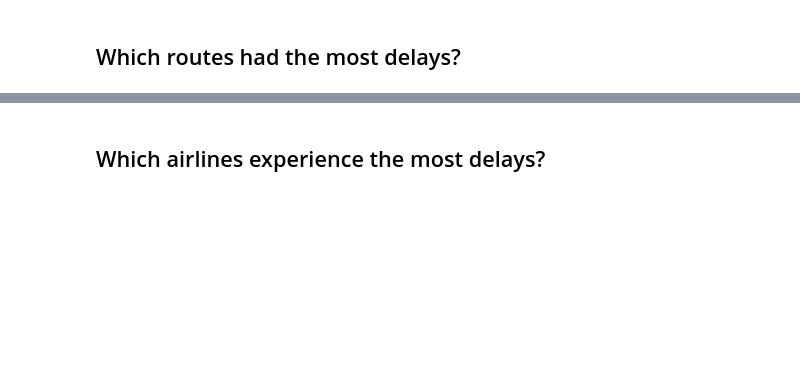
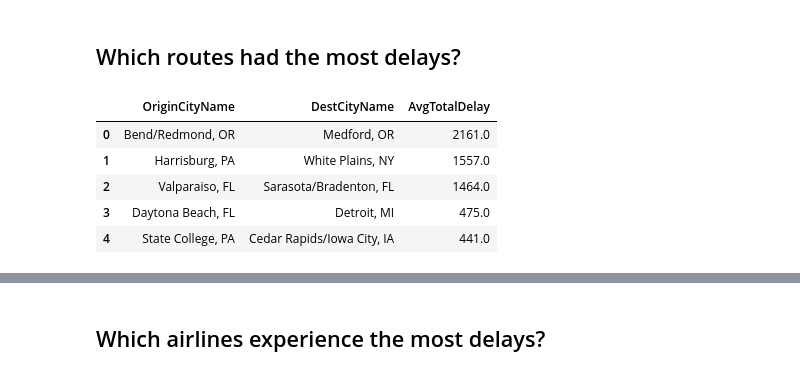
Before and after one commit to SmoothData-BigBrain/GroupProject, a Jupyter notebook: notebooks/GroupProject.ipynb, the cells around one changed output, grey strips where cells are left out. Saved outputs shown, nothing was run; the diff lists cells and outputs as text; code cells hidden in the pictures; blank space fills up the shorter version.

```diff
--- a/notebooks/GroupProject.ipynb
+++ b/notebooks/GroupProject.ipynb
@@ -79,2 +81,2 @@ df = spark.read.csv(csv_files,
 # %%
-df = spark.read.csv('combined_file.csv', sep = ',', inferSchema = True, header = True)
+# df = spark.read.csv('combined_file.csv', sep = ',', inferSchema = True, header = True)
@@ -420,6 +488,15 @@ route_delays = df2.groupBy("OriginCityName", "DestCityName") \
 # %%
 # convert to pandas
 route_delays_pd = route_delays.limit(10).toPandas()
+# %%
+route_delays_pd.head()
+# %% [output]
+|  | OriginCityName | DestCityName | AvgTotalDelay |
+| 0 | Bend/Redmond, OR | Medford, OR | 2161.0 |
+| 1 | Harrisburg, PA | White Plains, NY | 1557.0 |
+| 2 | Valparaiso, FL | Sarasota/Bradenton, FL | 1464.0 |
+| 3 | Daytona Beach, FL | Detroit, MI | 475.0 |
+| 4 | State College, PA | Cedar Rapids/Iowa City, IA | 441.0 |
 # %%
 # combining origin and dest for visual purposes
 route_delays_pd['Route'] = route_delays_pd['OriginCityName'] + ' to ' + route_delays_pd['DestCityName']
```
Also changed, not shown: parts of 54 cells of this notebook.
